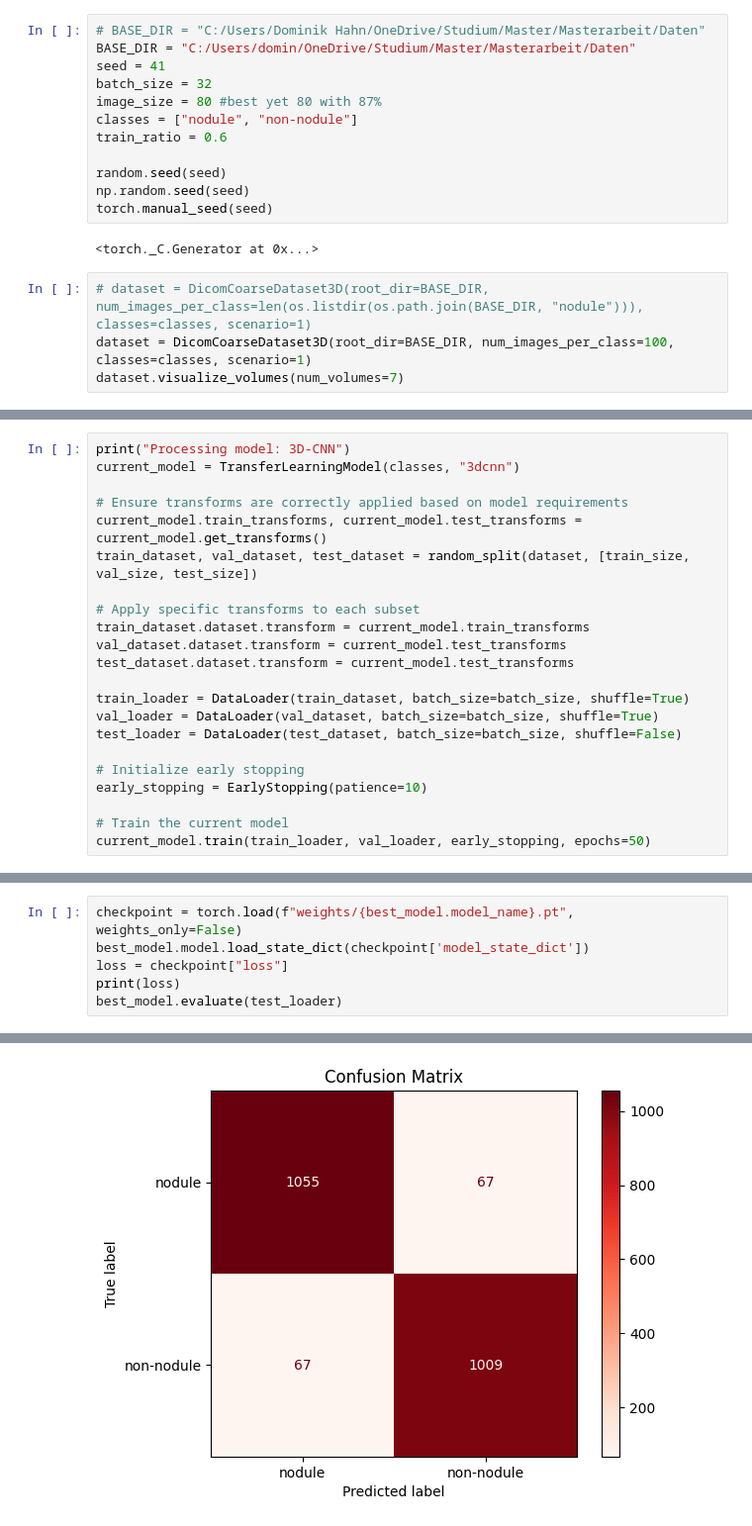
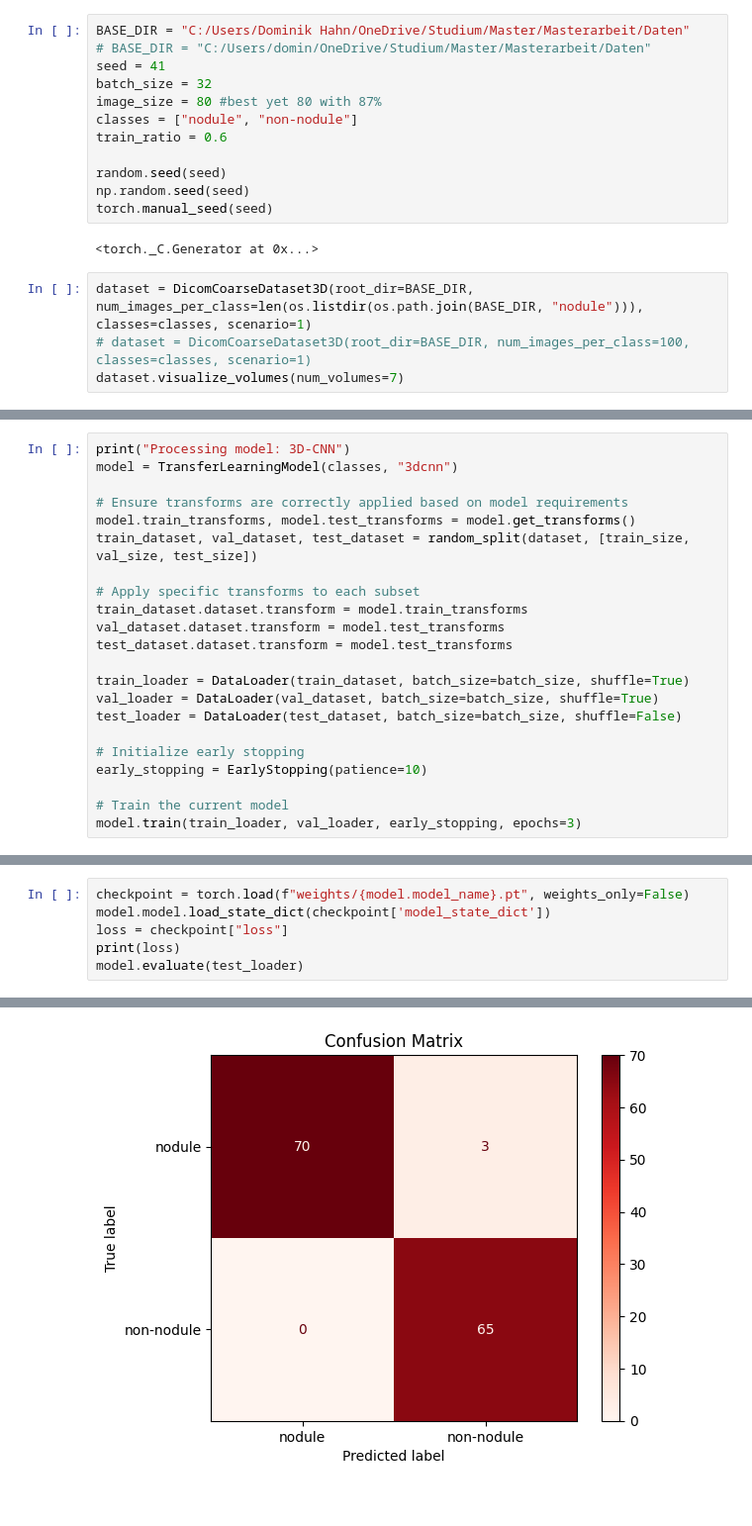
Before and after one commit to DominikHahn1407/Masterarbeit, a Jupyter notebook: Final Models/3dcnn_coarse.ipynb, the cells around one changed output, grey strips where cells are left out. Shown at 99% size. Saved outputs shown, nothing was run; the diff lists cells and outputs as text.

```diff
--- a/Final Models/3dcnn_coarse.ipynb
+++ b/Final Models/3dcnn_coarse.ipynb
@@ -11,8 +11,8 @@ from Callbacks import EarlyStopping
 from TransferLearningModel import TransferLearningModel
 from utils import DicomCoarseDataset3D
 # %%
-# BASE_DIR = "C:/Users/Dominik Hahn/OneDrive/Studium/Master/Masterarbeit/Daten"
-BASE_DIR = "C:/Users/domin/OneDrive/Studium/Master/Masterarbeit/Daten"
+BASE_DIR = "C:/Users/Dominik Hahn/OneDrive/Studium/Master/Masterarbeit/Daten"
+# BASE_DIR = "C:/Users/domin/OneDrive/Studium/Master/Masterarbeit/Daten"
 seed = 41
 batch_size = 32
 image_size = 80 #best yet 80 with 87%
@@ -25,7 +25,7 @@ torch.manual_seed(seed)
 # %% [output]
 <torch._C.Generator at 0x...>
 # %%
-# dataset = DicomCoarseDataset3D(root_dir=BASE_DIR, num_images_per_class=len(os.listdir(os.path.join(BASE_DIR, "nodule"))), classes=classes, scenario=1)
-dataset = DicomCoarseDataset3D(root_dir=BASE_DIR, num_images_per_class=100, classes=classes, scenario=1)
+dataset = DicomCoarseDataset3D(root_dir=BASE_DIR, num_images_per_class=len(os.listdir(os.path.join(BASE_DIR, "nodule"))), classes=classes, scenario=1)
+# dataset = DicomCoarseDataset3D(root_dir=BASE_DIR, num_images_per_class=100, classes=classes, scenario=1)
 dataset.visualize_volumes(num_volumes=7)
 # %% [output]
@@ -45,15 +45,15 @@ Train size: 1845 --- Validation size: 615 --- Test size: 615
 # %%
 print("Processing model: 3D-CNN")
-current_model = TransferLearningModel(classes, "3dcnn")
+model = TransferLearningModel(classes, "3dcnn")
 
 # Ensure transforms are correctly applied based on model requirements
-current_model.train_transforms, current_model.test_transforms = current_model.get_transforms()
+model.train_transforms, model.test_transforms = model.get_transforms()
 train_dataset, val_dataset, test_dataset = random_split(dataset, [train_size, val_size, test_size])
 
 # Apply specific transforms to each subset
-train_dataset.dataset.transform = current_model.train_transforms
-val_dataset.dataset.transform = current_model.test_transforms
-test_dataset.dataset.transform = current_model.test_transforms
+train_dataset.dataset.transform = model.train_transforms
+val_dataset.dataset.transform = model.test_transforms
+test_dataset.dataset.transform = model.test_transforms
 
 train_loader = DataLoader(train_dataset, batch_size=batch_size, shuffle=True)
 val_loader = DataLoader(val_dataset, batch_size=batch_size, shuffle=True)
@@ -63,6 +63,6 @@ test_loader = DataLoader(test_dataset, batch_size=batch_size, shuffle=False)
 early_stopping = EarlyStopping(patience=10)
 
 # Train the current model
-current_model.train(train_loader, val_loader, early_stopping, epochs=50)
+model.train(train_loader, val_loader, early_stopping, epochs=3)
 # %% [output]
 Processing model: 3D-CNN
@@ -76,7 +91,7 @@ Best model: efficientnet
 # %%
-checkpoint = torch.load(f"weights/{best_model.model_name}.pt", weights_only=False)
-best_model.model.load_state_dict(checkpoint['model_state_dict'])
+checkpoint = torch.load(f"weights/{model.model_name}.pt", weights_only=False)
+model.model.load_state_dict(checkpoint['model_state_dict'])
 loss = checkpoint["loss"]
 print(loss)
-best_model.evaluate(test_loader)
+model.evaluate(test_loader)
 # %% [output]
@@ -85,2 +100,2 @@ Evaluation Accuracy on unseen data: 93.90354868061874
 <Figure size 1000x800 with 0 Axes>
-[figure, old version]
+[figure, new version]
```
Also changed, not shown: parts of 6 cells of this notebook, 2 other files.
